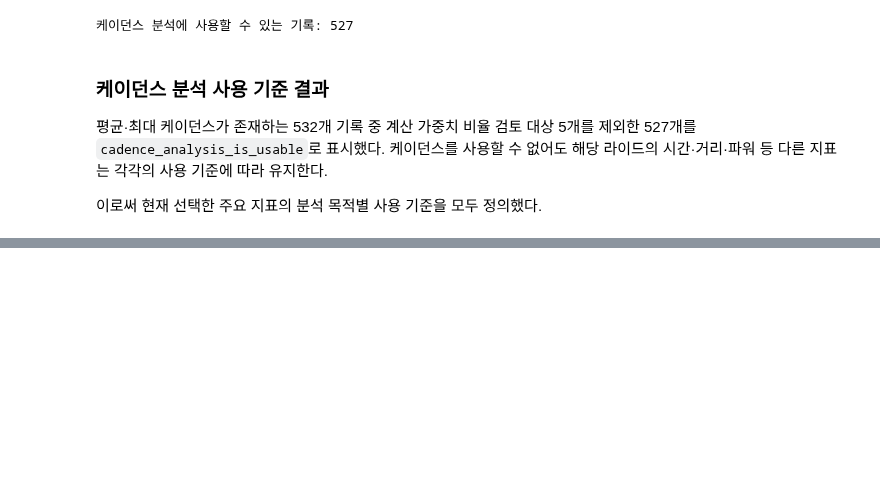
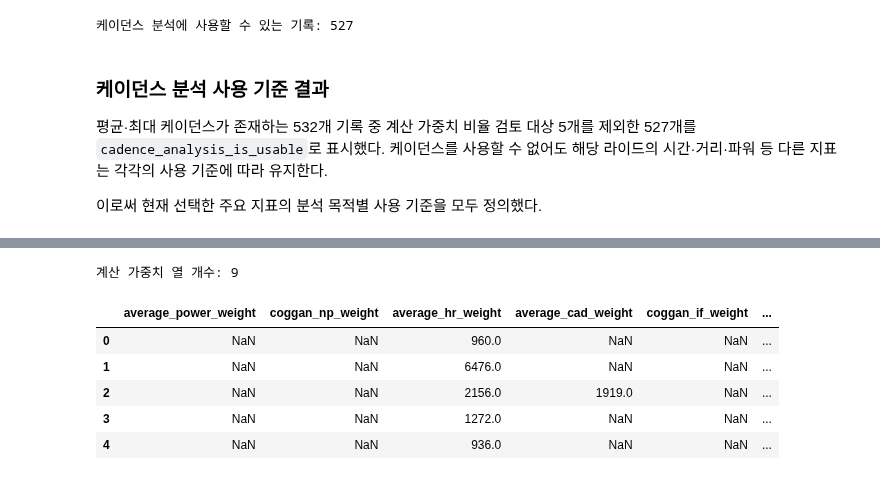
Before and after one commit to jhh0107gsc-hub/cycling, a Jupyter notebook: notebooks/01_goldencheetah_exploration.ipynb, the cells around one changed output, grey strips where cells are left out. Cells and saved outputs as stored; diff of their text form; code cells hidden in the pictures; blank space fills up the shorter version.

```diff
--- a/notebooks/01_goldencheetah_exploration.ipynb
+++ b/notebooks/01_goldencheetah_exploration.ipynb
@@ -3055,0 +3117,29 @@ print(
+# %%
+calculation_weight_columns = [
+    "average_power_weight",
+    "coggan_np_weight",
+    "average_hr_weight",
+    "average_cad_weight",
+    "coggan_if_weight",
+    "average_power_weight_ratio",
+    "coggan_np_weight_ratio",
+    "average_hr_weight_ratio",
+    "average_cad_weight_ratio",
+]
+
+print(
+    "계산 가중치 열 개수:",
+    len(calculation_weight_columns)
+)
+
+cleaned_df[
+    calculation_weight_columns
+].head()
+# %% [output]
+계산 가중치 열 개수: 9
+|  | average_power_weight | coggan_np_weight | average_hr_weight | average_cad_weight | coggan_if_weight | ... |
+| 0 | NaN | NaN | 960.0 | NaN | NaN | ... |
+| 1 | NaN | NaN | 6476.0 | NaN | NaN | ... |
+| 2 | NaN | NaN | 2156.0 | 1919.0 | NaN | ... |
+| 3 | NaN | NaN | 1272.0 | NaN | NaN | ... |
+| 4 | NaN | NaN | 936.0 | NaN | NaN | ... |
```
Also changed, not shown: parts of 8 cells of this notebook.
